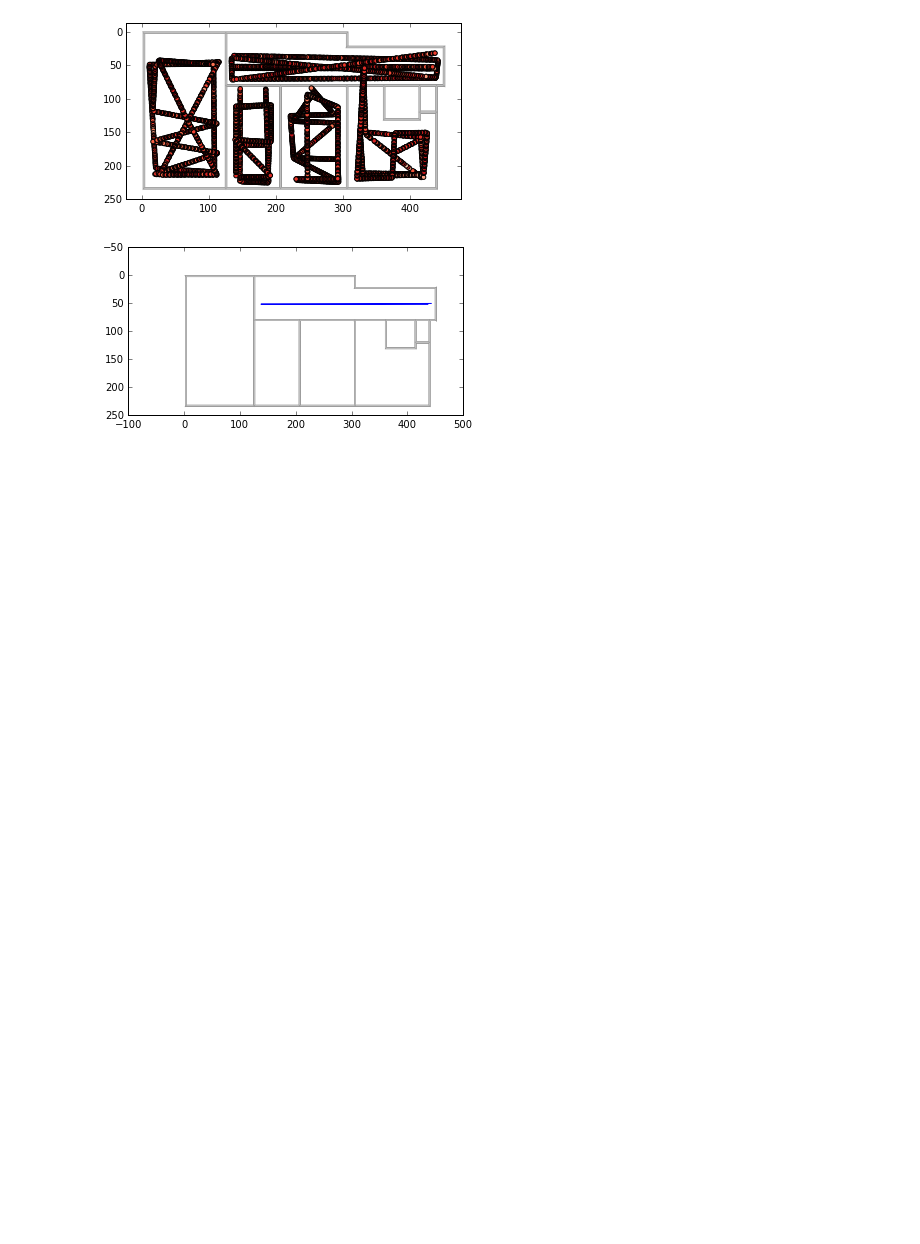
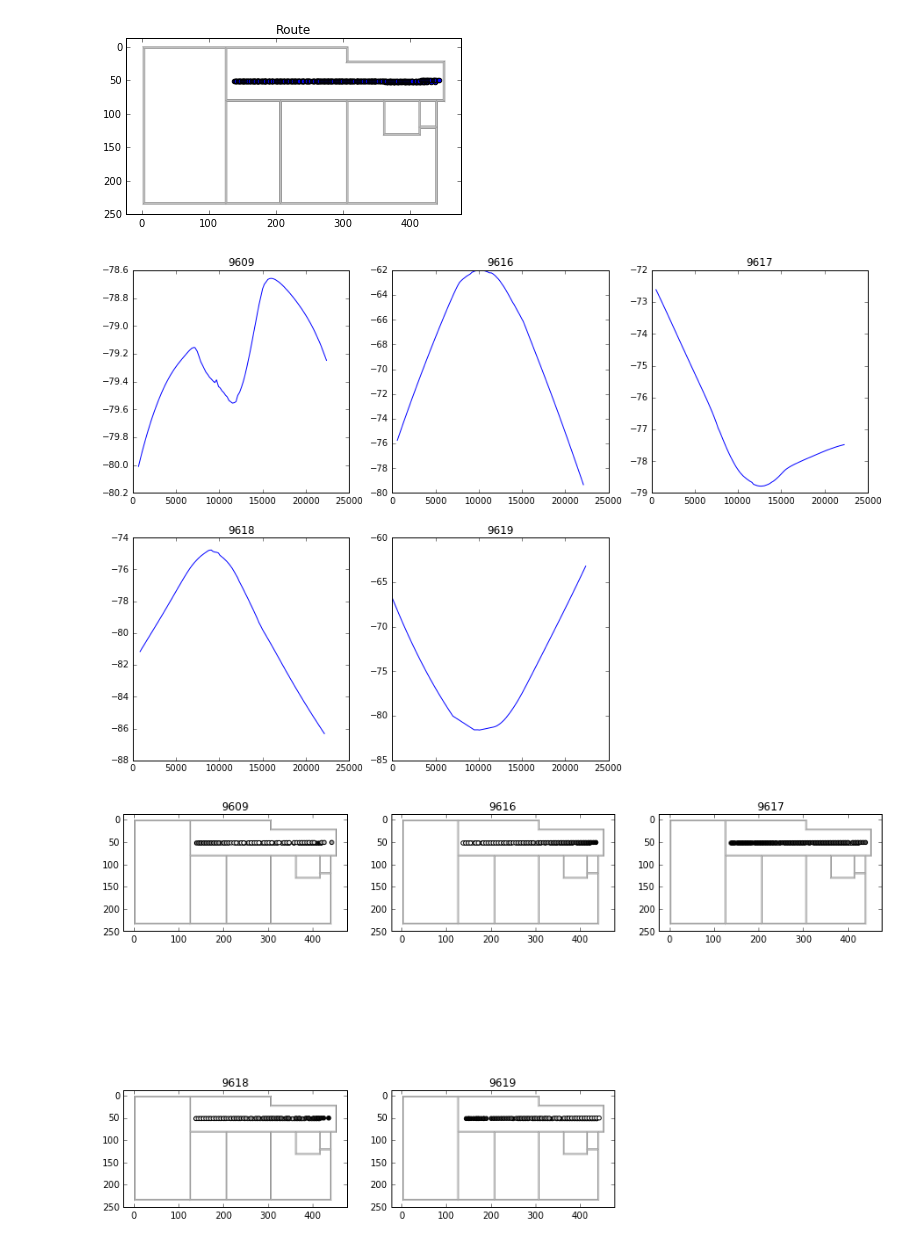
Before and after one commit to Informhunter/IPS, a Jupyter notebook: JupiterNB/data_from_db_analysis/data_visualisation.ipynb, the cells around one changed output. Saved outputs shown, nothing was run; the diff lists cells and outputs as text; code cells hidden in the pictures; blank space fills up the shorter version.

Commit message:
Fixed mistakes. Visualisation works.

```diff
--- a/JupiterNB/data_from_db_analysis/data_visualisation.ipynb
+++ b/JupiterNB/data_from_db_analysis/data_visualisation.ipynb
@@ -35,10 +19,2 @@ plot_rssi_map(df, filter_func=rssi_lowess_filter)
 # %%
 img = mpimg.imread('cropped_flat.png')
-# %%
-scatter_over_image(img, df.X, df.Y, c=-df.RSSI, cmap='Reds')
-# %% [output]
-[figure, removed]
-# %%
-plot_over_image(img, straight_line.X, straight_line.Y)
-# %% [output]
-[figure, removed]
@@ -56,0 +21,6 @@ def scatter_over_image(img, x, y, **kwargs):
+# %%
+plot_session(straight_line, img, filter_func=create_rssi_median_filter(51))
+# %% [output]
+[figure, added]
+[figure, added]
+[figure, added]
```
Also changed, not shown: parts of 7 cells of this notebook, 1 other file.
